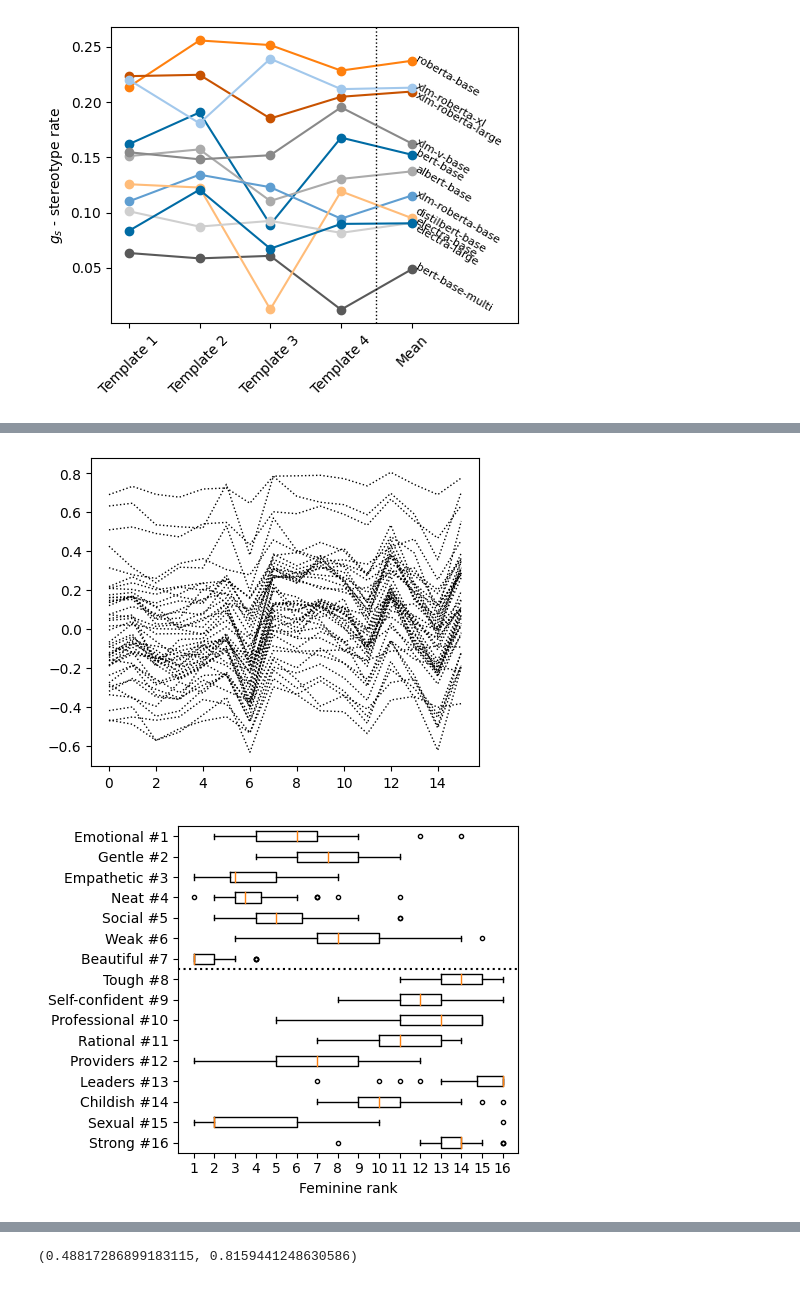
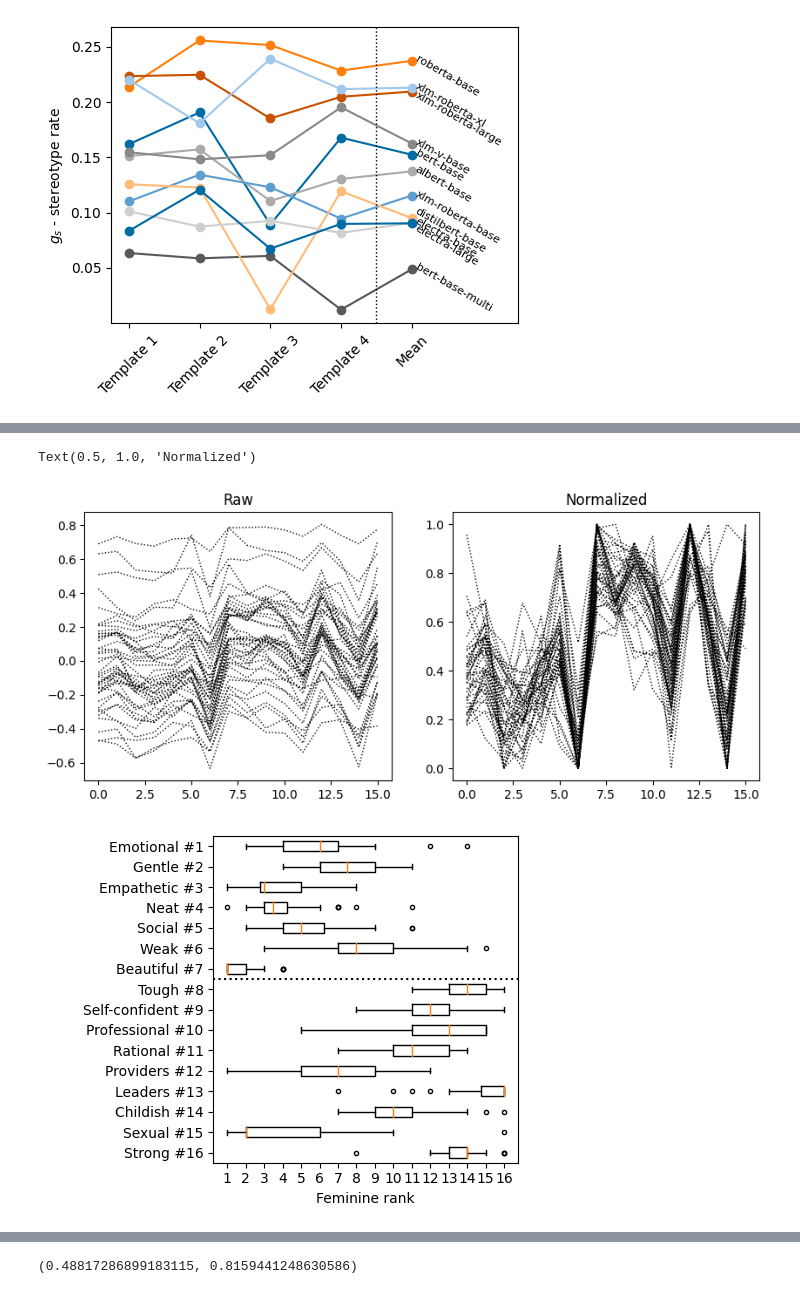
Before and after one commit to kinit-sk/gest, a Jupyter notebook: _english_mlm.ipynb, the cells around one changed output, grey strips where cells are left out. Drawn from its saved outputs; the diff is of its cells as text; code cells hidden in the pictures.

```diff
--- a/_english_mlm.ipynb
+++ b/_english_mlm.ipynb
@@ -373,19 +247,0 @@ for i, model in enumerate(models):
-# %%
-"""
-There are some differences between he/she and man/woman prompts in the masculine rate
-=> The base rate is different for different prompts
-=> But the stereotype rate seems to hold (the big points are means for templates)
-"""
-import matplotlib.colors as mcolors
-
-for template_id in range(4):
-    ms_buf = []
-    ss_buf = []
-    for model in models:
-        results = model_results_standard(model, template_id)
-        ms, ss = masculine_rate(results), stereotype_rate(results)
-        plt.scatter([ms], [ss], c=list(mcolors.TABLEAU_COLORS)[template_id], s=10)
-        ms_buf.append(ms)
-        ss_buf.append(ss)
-
-    plt.scatter([np.mean(ms_buf)], [np.mean(ss_buf)], c=list(mcolors.TABLEAU_COLORS)[template_id], s=40)
@@ -394,7 +247,0 @@ for template_id in range(4):
-# %%
-"""
-The CIs for the masculine rate are pretty narrow. The diffs in the points are not just noise.
-=> The models behave differently for different prompts
-"""
-for model in models:
-    print(bootstrap_ci(model_results_standard(model, 0)))
@@ -413,35 +248,44 @@ for model in models:
 # %%
 """
 Some (model, template) combinations show either masculine or feminine preference. The stereotypical reasoning is similar in
 all of them (the lines are similar), but the base rate (masculine/feminine preference) is different.
 """
-sorted_arrs = []
-for model, template_id in product(models, range(4)):
-    arr = all_stereotypes_results(model_results_standard(model, template_id))
+plt.rcParams["figure.figsize"] = (10,4)
+
+_, axes = plt.subplots(1, 2)
+
+for model_handle, template_id in product(models, range(4)):
+    arr = r_is(model_template_file(model_handle, template_id), bootstrap=False)
     arr = np.array(arr)
-    # arr -= min(arr)
-    # arr /= max(arr)
-    plt.plot(arr, c='black', linestyle=':', linewidth=1)
+    axes[0].plot(arr, c='black', linestyle=':', linewidth=1)
+    arr -= min(arr)
+    arr /= max(arr)
+    axes[1].plot(arr, c='black', linestyle=':', linewidth=1)
+axes[0].set_title('Raw')
+axes[1].set_title('Normalized')
 # %% [output]
+Text(0.5, 1.0, 'Normalized')
-[figure, old version]
+[figure, new version]
 # %%
 """
 Boxplot of positions (the rank in the list of 16 stereotypes) for all stereotypes.
 """
+plt.rcParams["figure.figsize"] = (5,4)
+
 ranks = np.vstack([
-    all_stereotypes_ranks(model_results_standard(model, template))
-    for model in models
-    for template in range(4)
+    r_i_ranks(model_template_file(model_handle, template_id))
+    for model_handle in models
+    for template_id in range(4)
 ])
 plt.boxplot([ranks[:,i] for i in range(16)], vert=False, sym='.')
 plt.axhline(7.5, c='black', linestyle=':')
 plt.gca().invert_yaxis()
 plt.xticks(range(1,17))
-plt.yticks(range(1,17), stereo_names)
+plt.yticks(range(1,17), stereotype_names)
 plt.xlabel('Feminine rank')
 plt.tight_layout()
 plt.savefig('./figures/en_ranks.pdf')
 # %% [output]
-[figure, old version]
+[figure, new version]
 # %%
 """
```
Also changed, not shown: parts of 32 cells of this notebook, 54 other files.
